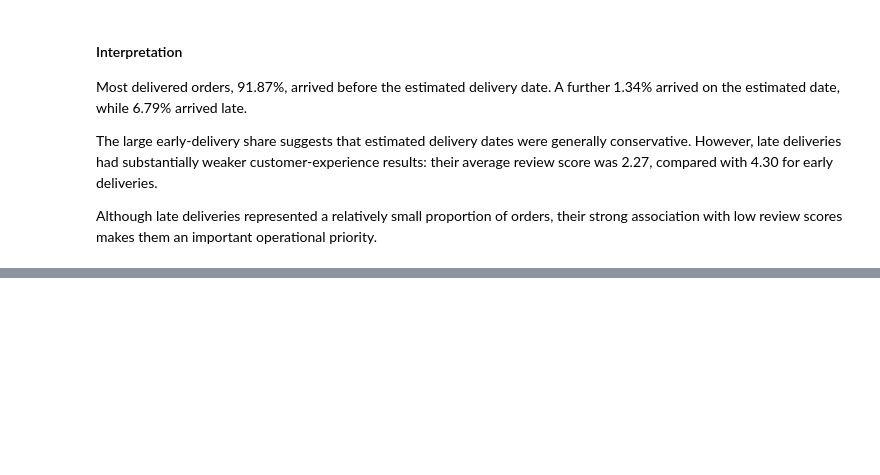
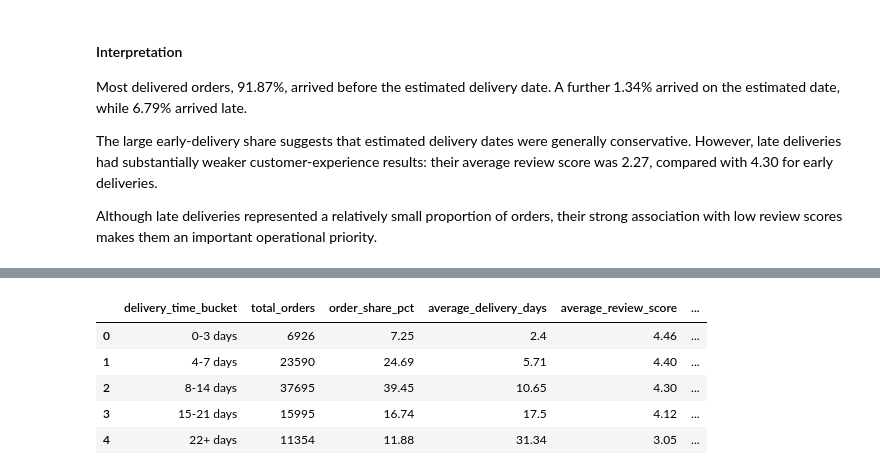
Before and after one commit to Ivana0901/ecommerce-data-analysis, a Jupyter notebook: notebooks/01_ecommerce_analysis.ipynb, the cells around one changed output, grey strips where cells are left out. Saved outputs shown, nothing was run; the diff lists cells and outputs as text; code cells hidden in the pictures; blank space fills up the shorter version.

```diff
--- a/notebooks/01_ecommerce_analysis.ipynb
+++ b/notebooks/01_ecommerce_analysis.ipynb
@@ -3117,0 +3225,69 @@ Although late deliveries represented a relatively small proportion of orders, th
+# %%
+delivery_review_summary = (
+    review_delivery_analysis.groupby(
+        "delivery_time_bucket",
+        observed=True,
+        as_index=False,
+    )
+    .agg(
+        total_orders=(
+            "order_id",
+            "count",
+        ),
+        average_delivery_days=(
+            "delivery_days",
+            "mean",
+        ),
+        average_review_score=(
+            "avg_review_score",
+            "mean",
+        ),
+        median_review_score=(
+            "avg_review_score",
+            "median",
+        ),
+        low_review_orders=(
+            "is_low_review",
+            "sum",
+        ),
+    )
+)
+
+
+delivery_review_summary["order_share_pct"] = (
+    delivery_review_summary["total_orders"]
+    .div(
+        delivery_review_summary["total_orders"].sum()
+    )
+    .mul(100)
+)
+
+
+delivery_review_summary["low_review_rate_pct"] = (
+    delivery_review_summary["low_review_orders"]
+    .div(
+        delivery_review_summary["total_orders"]
+    )
+    .mul(100)
+)
+
+
+delivery_review_summary[
+    [
+        "delivery_time_bucket",
+        "total_orders",
+        "order_share_pct",
+        "average_delivery_days",
+        "average_review_score",
+        "median_review_score",
+        "low_review_orders",
+        "low_review_rate_pct",
+    ]
+].round(2)
+# %% [output]
+|  | delivery_time_bucket | total_orders | order_share_pct | average_delivery_days | average_review_score | ... |
+| 0 | 0-3 days | 6926 | 7.25 | 2.4 | 4.46 | ... |
+| 1 | 4-7 days | 23590 | 24.69 | 5.71 | 4.40 | ... |
+| 2 | 8-14 days | 37695 | 39.45 | 10.65 | 4.30 | ... |
+| 3 | 15-21 days | 15995 | 16.74 | 17.5 | 4.12 | ... |
+| 4 | 22+ days | 11354 | 11.88 | 31.34 | 3.05 | ... |
```
Also changed, not shown: parts of 14 cells of this notebook, 2 other files.
